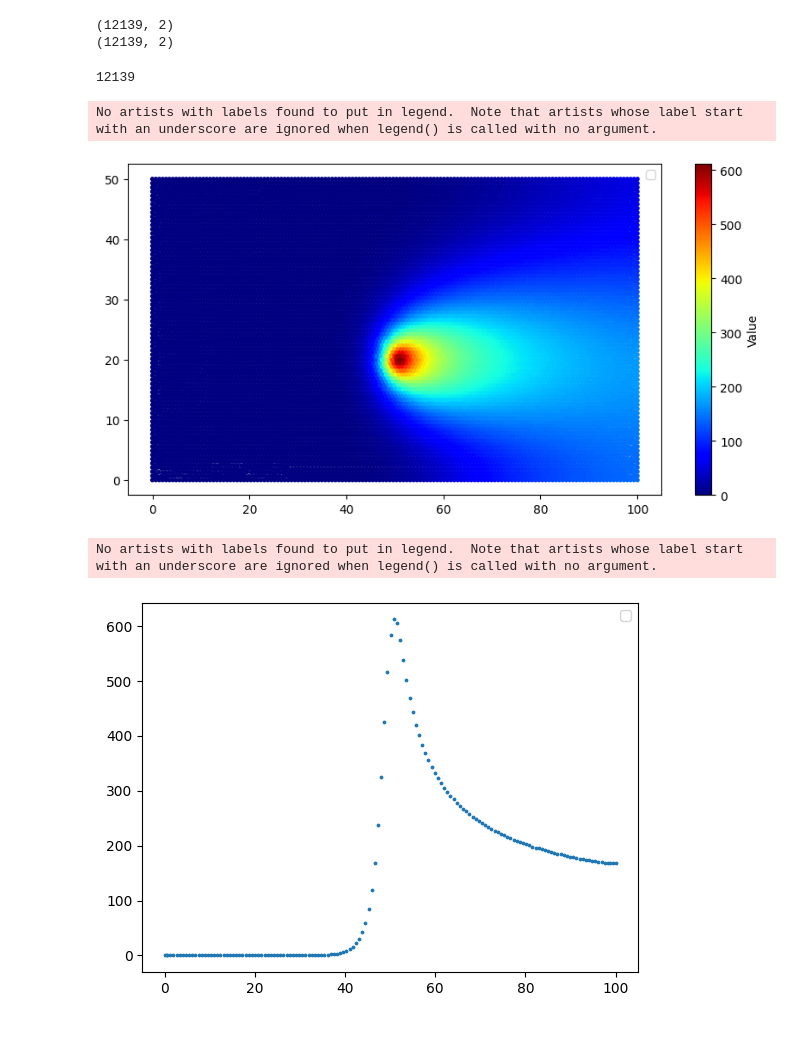
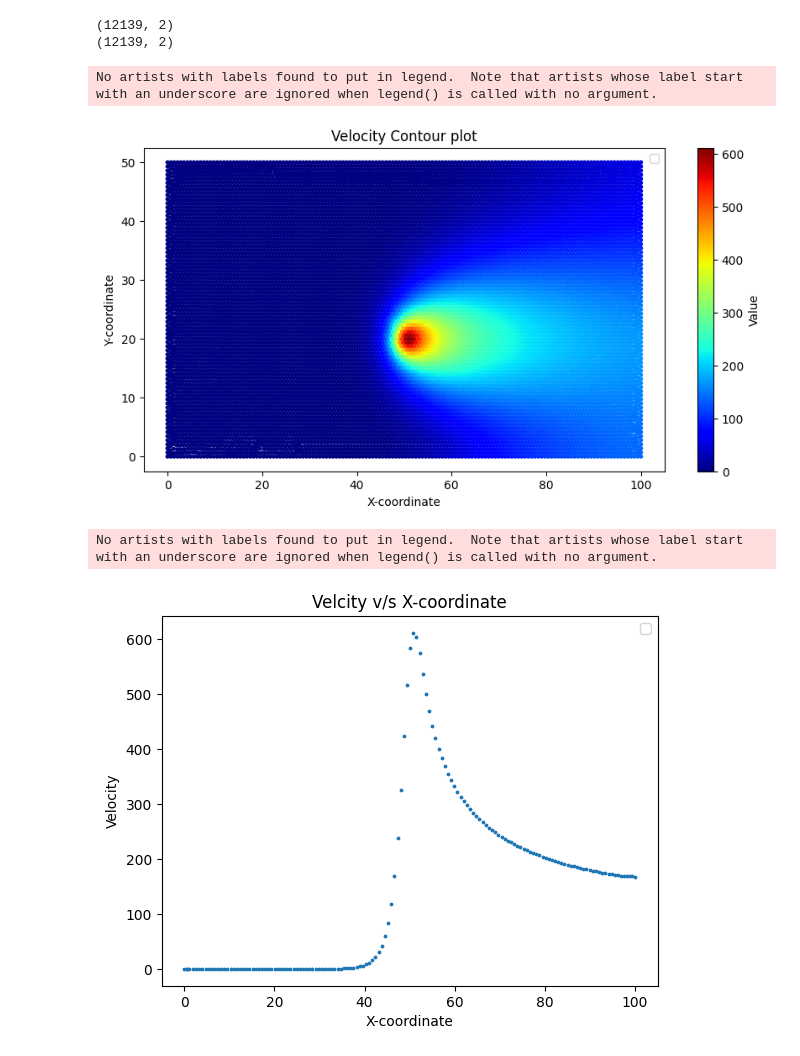
Before and after one commit to me21b172/ME5204-Project, a Jupyter notebook: Anuj/project.ipynb, the cells around one changed output. Saved outputs shown, nothing was run; the diff lists cells and outputs as text; code cells hidden in the pictures.

```diff
--- a/Anuj/project.ipynb
+++ b/Anuj/project.ipynb
@@ -147,24 +147,26 @@ interiorNodes = np.delete(nodes,dirichiletBoundary)
 # %%
 F = (A+K)[np.ix_(interiorNodes,interiorNodes)]
 Temperature[interiorNodes] = np.linalg.inv(F)@((S + Boundary)[interiorNodes])
-# %%
-n
-# %% [output]
-12139
 # %%
 plt.figure(figsize=(10,5))
-scatter = plt.scatter(mesh.coords[:, 0], mesh.coords[:, 1], c=Temperature, cmap='jet', s=8, edgecolor=None)
+plt.xlabel('X-coordinate')
+plt.ylabel('Y-coordinate')
+plt.title('Velocity Contour plot')
+scatter = plt.scatter(mesh.coords[:, 0], mesh.coords[:, 1], c=Temperature, cmap='jet', s=7, edgecolor=None)
 plt.legend()
 plt.colorbar(scatter, label='Value')
 plt.show()
 # %% [output]
 No artists with labels found to put in legend.  Note that artists whose label start with an underscore are ignored when legend() is called with no argument.
-[figure, old version]
+[figure, new version]
 # %%
 nodesForAnalysis = np.where(abs(coords[:,1]-20) <= .5)[0]
+plt.title('Velcity v/s X-coordinate')
+plt.xlabel('X-coordinate')
+plt.ylabel('Velocity')
 plt.scatter(coords[nodesForAnalysis, 0], Temperature[nodesForAnalysis],s=3)
 plt.legend()
 plt.show()
 # %% [output]
 No artists with labels found to put in legend.  Note that artists whose label start with an underscore are ignored when legend() is called with no argument.
-[figure, old version]
+[figure, new version]
```
